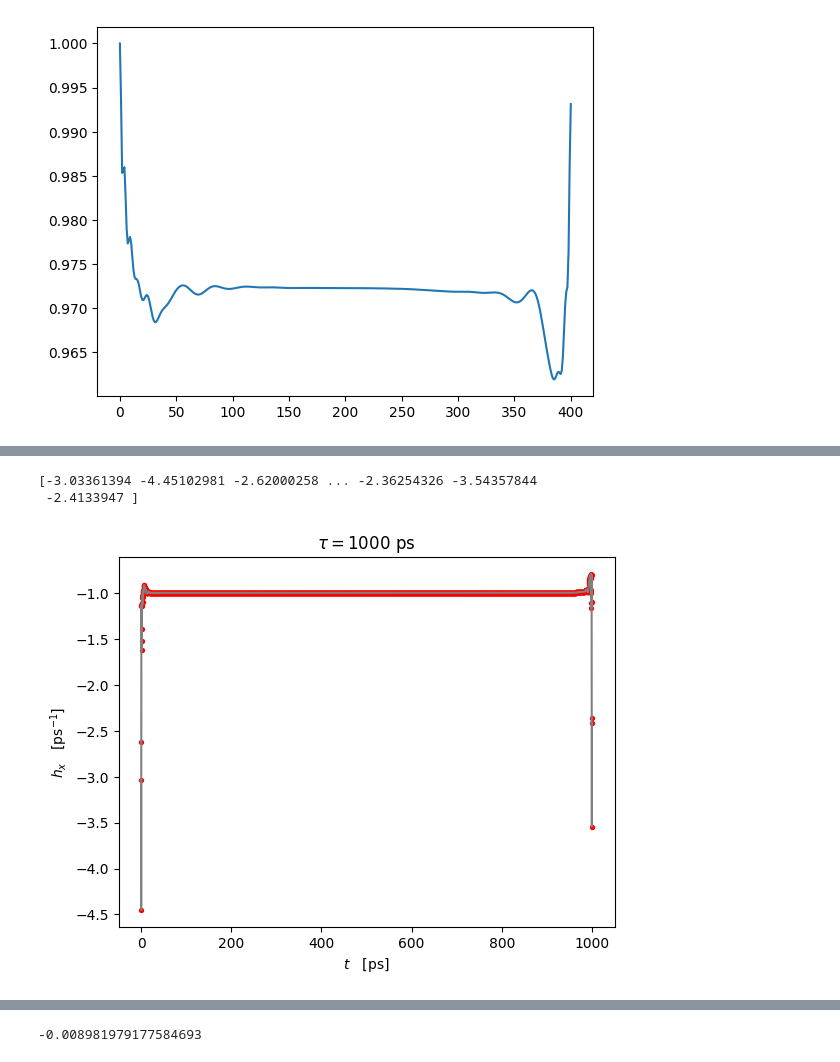
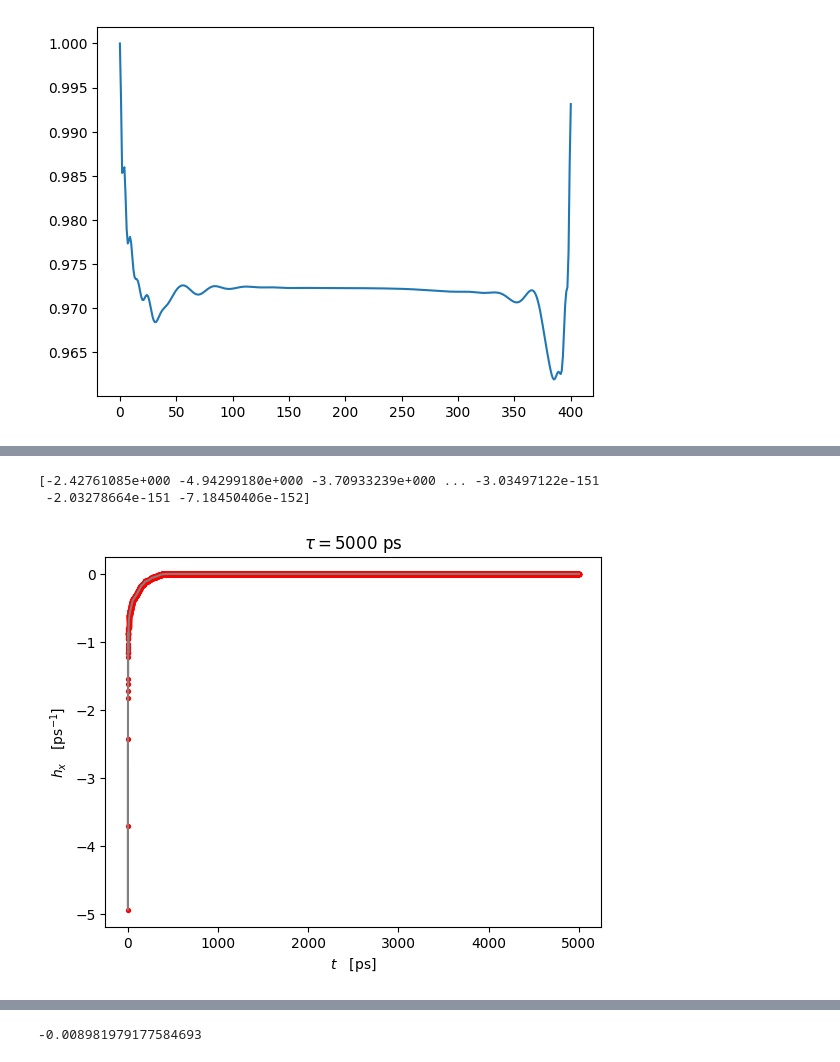
Before and after one commit to ebutler414/OQuPy, a Jupyter notebook: opt_simple.ipynb, the cells around one changed output, grey strips where cells are left out. Saved outputs shown, nothing was run; the diff lists cells and outputs as text; code cells hidden in the pictures.

```diff
--- a/opt_simple.ipynb
+++ b/opt_simple.ipynb
@@ -17,7 +17,7 @@ pt_parameters = {'epsrel':10**(-7),
                  'alpha':0.1,
                  'omega_cutoff':1,
                  'temp':0.131,
-                 'dt':0.25}
+                 'dt':0.2} #0.25
 
 omega_cutoff = pt_parameters['omega_cutoff']
 alpha = pt_parameters['alpha']
@@ -64,16 +81,12 @@ rank  386
 # %%
-# serialization of process tensor (optional)
+# deserialize the process tensor
 import dill
 
-# processtensor_simplemodel
-file_name1='processtensor_simplemodel'
-with open(file_name1,'wb') as f:
-    dill.dump(process_tensor_var,f)
+with open('processtensor_fine_simplemodel_0.2ps_8', 'rb') as f:
+    process_tensor_var = dill.load(f)
 
-# processtensor_simplemodel
-file_name2='processtensorCF_simplemodel'
-with open(file_name2,'wb') as f:
-    dill.dump(process_tensor_varcf,f)
+with open('processtensorCF_fine_simplemodel_0.2ps_8', 'rb') as f:
+    process_tensor_varcf = dill.load(f)
 # %%
 
 for t_prot in [1]:
@@ -257,21 +253,3 @@ plt.show()
 [figure]
 [figure]
 [figure]
-# %%
-with open('optimization_simplemodel_2000ps', 'rb') as f:
-
-    opt_result2000 = dill.load(f)
-plt.plot(opt_result2000.x,'ro')
-plt.show()
-plt.plot(opt_result2000.x)
-plt.show()
-print(opt_result2000.fun)
-
-with open('optimization_simplemodel_3000ps', 'rb') as f:
-
-    opt_result3000 = dill.load(f)
-plt.plot(opt_result3000.x,'ro')
-plt.show()
-plt.plot(opt_result3000.x)
-
-print(opt_result3000.fun)
@@ -285,31 +256,31 @@ print(opt_result3000.fun)
 # %%
-with open('optimization_simplemodel_1000ps', 'rb') as f:
+with open('results/zero_control_0.2ps_8/5000ps/optimization_simplemodel_5000ps', 'rb') as f:
 
     opt_result1000 = dill.load(f)
 # %%
 cs=['red','blue','pink','orange','green']
 controlfigs_dict={protocol_times[0]:[],
                  protocol_times[1]:[],
                  protocol_times[2]:[],
                  protocol_times[3]:[],
                  protocol_times[4]:[]}
 
 #[10,20,50,70,100]
 
-for i,t_prot in enumerate([1000]):
-    opt_res=opt_result1000
+for i,t_prot in enumerate([5000]):
+    opt_res=opt_result1000['result']
 
     plt.title(r'$\tau={0}$ ps'.format(t_prot))
     plt.scatter(np.linspace(0,t_prot,len(opt_res.x)),opt_res.x,s=8,c=cs[i])
     plt.plot(np.linspace(0,t_prot,len(opt_res.x)),opt_res.x,c='gray')
     plt.xlabel(r'$t \quad[\text{ps}]$')
     plt.ylabel(r'$h_x \quad[\text{ps}^{-1}]$')
     print(opt_res.x)
     plt.show()
 # %% [output]
-[-3.03361394 -4.45102981 -2.62000258 ... -2.36254326 -3.54357844
- -2.4133947 ]
+[-2.42761085e+000 -4.94299180e+000 -3.70933239e+000 ... -3.03497122e-151
+ -2.03278664e-151 -7.18450406e-152]
-[figure, old version]
+[figure, new version]
 # %%
 opt_grad_dict={protocol_times[0]:[],
                  protocol_times[1]:[],
```
Also changed, not shown: parts of 6 cells of this notebook, 25 other files.
